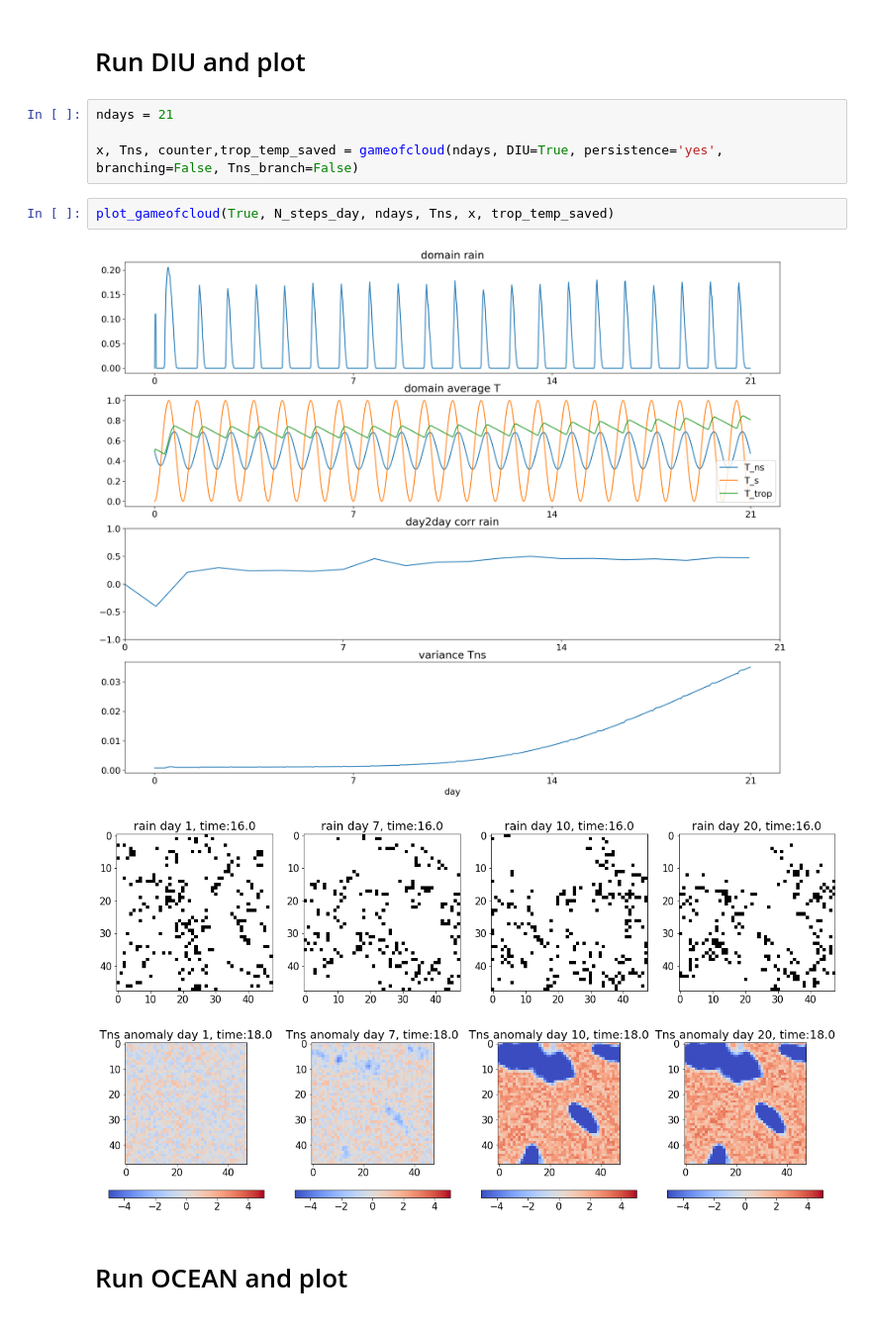
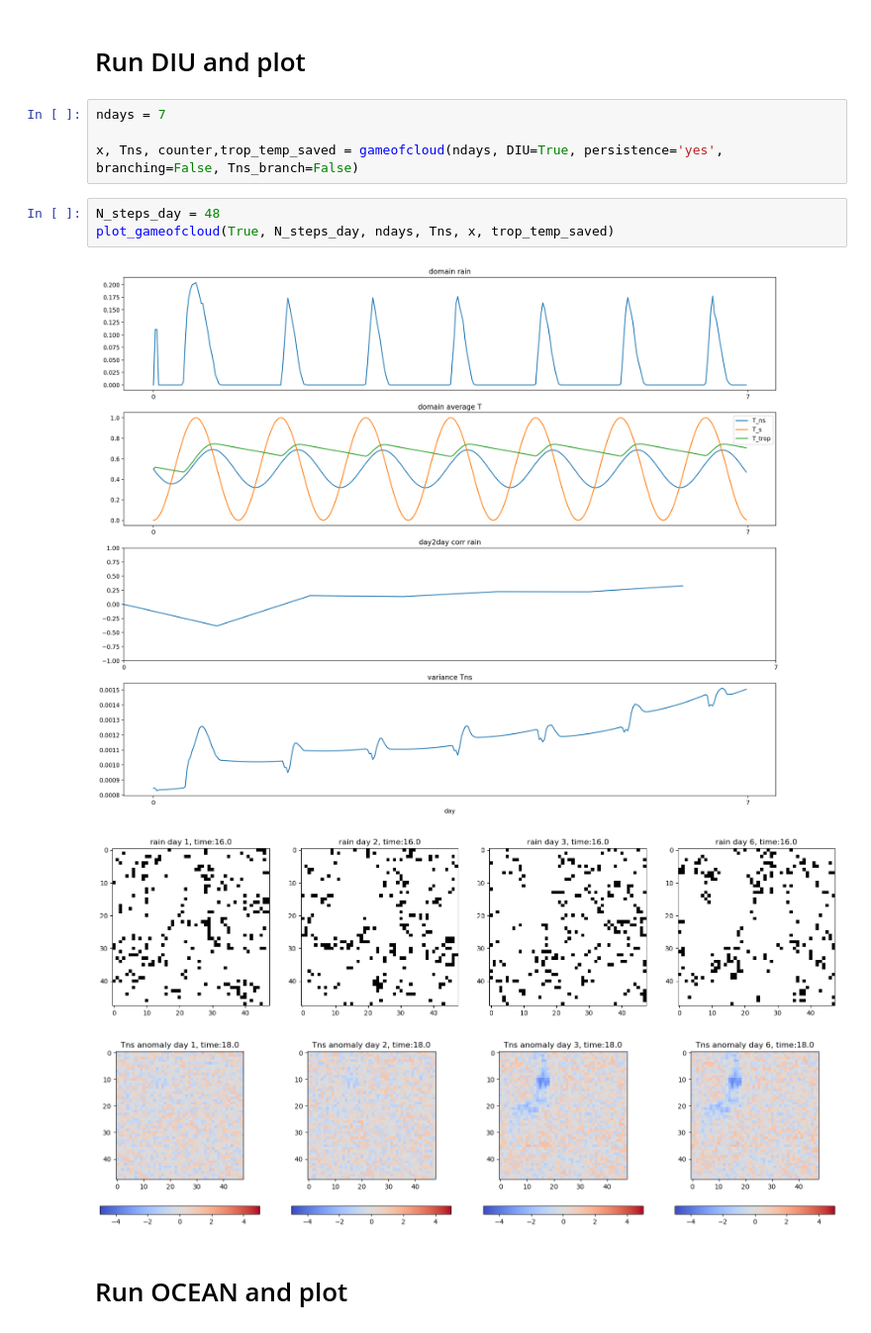
Before and after one commit to irenelivia/gameofcloud, a Jupyter notebook: Notebook_GameOfCloud.ipynb, the cells around one changed output. Shown at 99% size. Drawn from its saved outputs; the diff is of its cells as text.

```diff
--- a/Notebook_GameOfCloud.ipynb
+++ b/Notebook_GameOfCloud.ipynb
@@ -23,15 +23,16 @@ from scipy.optimize import curve_fit
 # %% [markdown]
 # Run DIU and plot
 # %%
-ndays = 21
+ndays = 7
 
 x, Tns, counter,trop_temp_saved = gameofcloud(ndays, DIU=True, persistence='yes', branching=False, Tns_branch=False)
 # %%
+N_steps_day = 48
 plot_gameofcloud(True, N_steps_day, ndays, Tns, x, trop_temp_saved)
 # %% [output]
-[figure, old version]
+[figure, new version]
-[figure, old version]
+[figure, new version]
-[figure, old version]
+[figure, new version]
 # %% [markdown]
 # Run OCEAN and plot
 # %%
```
Also changed, not shown: parts of 11 cells of this notebook, 4 other files.
